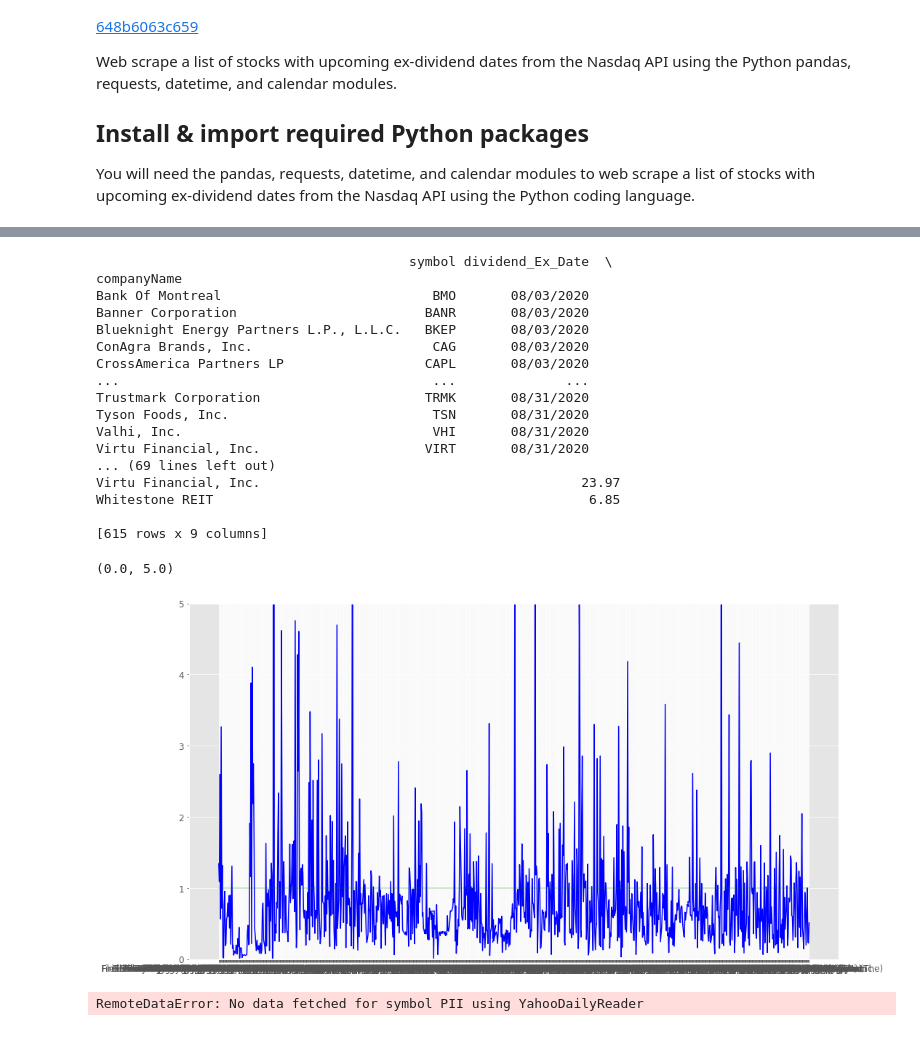
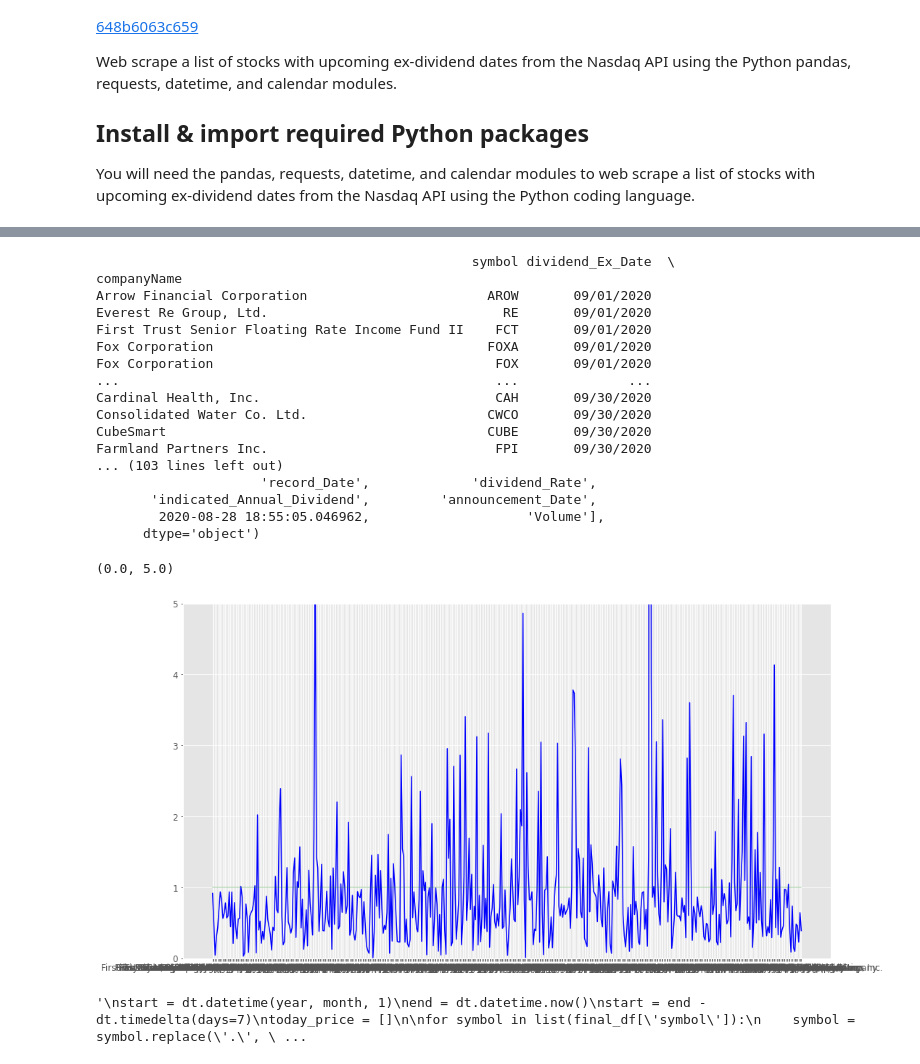
Before and after one commit to leifoo/python, a Jupyter notebook: stock/Dividend_Calendar.ipynb, the cells around one changed output, grey strips where cells are left out. Cells and saved outputs as stored; diff of their text form; code cells hidden in the pictures.

Commit message:
update dividend

```diff
--- a/stock/Dividend_Calendar.ipynb
+++ b/stock/Dividend_Calendar.ipynb
@@ -17,6 +17,8 @@ import matplotlib.pyplot as plt
 from matplotlib import style
 import yfinance as yf
 from tqdm import tqdm # progress
+import numpy as np
+import pandas as pd
 
 style.use('ggplot')
 mpl.rcParams['figure.figsize'] = (16.0, 9.0)
@@ -128,7 +130,7 @@ class dividend_calendar:
 
 if __name__ == '__main__':
     year = 2020
-    month = 8
+    month = 9
 
     day_today = int(dt.datetime.now().strftime("%d"))
 
@@ -179,5 +165,6 @@ Date
 # %%
 today_price = []
+today_volume = []
 
 for symbol in tqdm(list(final_df['symbol'])):
     symbol = symbol.replace('.', '-')
@@ -185,43 +172,52 @@ for symbol in tqdm(list(final_df['symbol'])):
     df2 = company.history(period="7d")
     df2.dropna(inplace=True)
     today_price.append(df2.iloc[-1, df2.columns.get_loc('Close')])
+    today_volume.append(df2.iloc[-1, df2.columns.get_loc('Volume')])
 
 today_time = dt.datetime.now()
 final_df[today_time] = today_price
+final_df['Volume'] = today_volume
 div_perc= final_df['dividend_Rate'] / final_df[today_time] * 100.0
 final_df.insert(2, 'Dividend Percent', div_perc)
 # %%
 # Output all stocks that dividend > threshold
 threshold = 0.5
 print(final_df[final_df['Dividend Percent'] >= threshold])
+
+# reorder columns
+print(final_df.columns)
+final_df = final_df[['symbol', 'dividend_Ex_Date', 'Dividend Percent', 'Volume',
+                     today_time, 'dividend_Rate', 'indicated_Annual_Dividend',
+                    'payment_Date', 'record_Date', 'announcement_Date']]
+
 # final_df[final_df['Dividend_Perc'] >= threshold].to_csv('stock_dividend.csv')
 final_df[final_df['Dividend Percent'] >= threshold].to_csv('stock_dividend_{}_{}.csv'.format(month, day_today))
-
 
 plt.plot(final_df['Dividend Percent'], color='blue')
 plt.plot(final_df.index, [1]*len(final_df.index), color='green', alpha=0.25)
 plt.ylim([0, 5])
 # %% [output]
-                                        symbol dividend_Ex_Date  \
+                                                symbol dividend_Ex_Date  \
 companyName
-Bank Of Montreal                           BMO       08/03/2020
-Banner Corporation                        BANR       08/03/2020
-Blueknight Energy Partners L.P., L.L.C.   BKEP       08/03/2020
-ConAgra Brands, Inc.                       CAG       08/03/2020
-CrossAmerica Partners LP                  CAPL       08/03/2020
-...                                        ...              ...
-Trustmark Corporation                     TRMK       08/31/2020
-Tyson Foods, Inc.                          TSN       08/31/2020
-Valhi, Inc.                                VHI       08/31/2020
-Virtu Financial, Inc.                     VIRT       08/31/2020
-... (69 lines left out)
-Virtu Financial, Inc.                                         23.97
-Whitestone REIT                                                6.85
-
-[615 rows x 9 columns]
+Arrow Financial Corporation                       AROW       09/01/2020
+Everest Re Group, Ltd.                              RE       09/01/2020
+First Trust Senior Floating Rate Income Fund II    FCT       09/01/2020
+Fox Corporation                                   FOXA       09/01/2020
+Fox Corporation                                    FOX       09/01/2020
+...                                                ...              ...
+Cardinal Health, Inc.                              CAH       09/30/2020
+Consolidated Water Co. Ltd.                       CWCO       09/30/2020
+CubeSmart                                         CUBE       09/30/2020
+Farmland Partners Inc.                             FPI       09/30/2020
+... (103 lines left out)
+                     'record_Date',             'dividend_Rate',
+       'indicated_Annual_Dividend',         'announcement_Date',
+        2020-08-28 18:55:05.046962,                    'Volume'],
+      dtype='object')
 (0.0, 5.0)
-[figure, old version]
+[figure, new version]
 # %%
+'''
 start = dt.datetime(year, month, 1)
 end = dt.datetime.now()
 start = end - dt.timedelta(days=7)
@@ -239,5 +235,6 @@ for symbol in list(final_df['symbol']):
 final_df['Today_Price'] = today_price
 
 print(final_df.tail())
+'''
 # %% [output]
-RemoteDataError: No data fetched for symbol PII using YahooDailyReader
+'\nstart = dt.datetime(year, month, 1)\nend = dt.datetime.now()\nstart = end - dt.timedelta(days=7)\ntoday_price = []\n\nfor symbol in list(final_df[\'symbol\']):\n    symbol = symbol.replace(\'.\', \ ...
```
Also changed, not shown: parts of 3 cells of this notebook.
